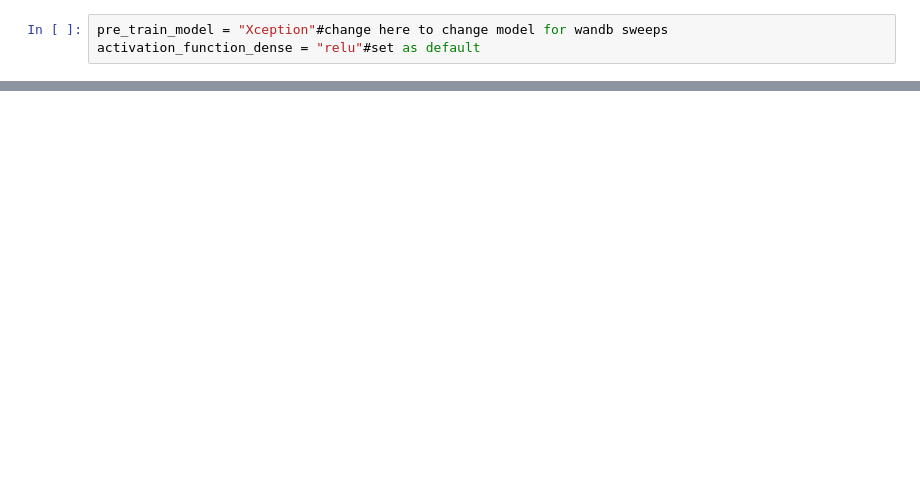
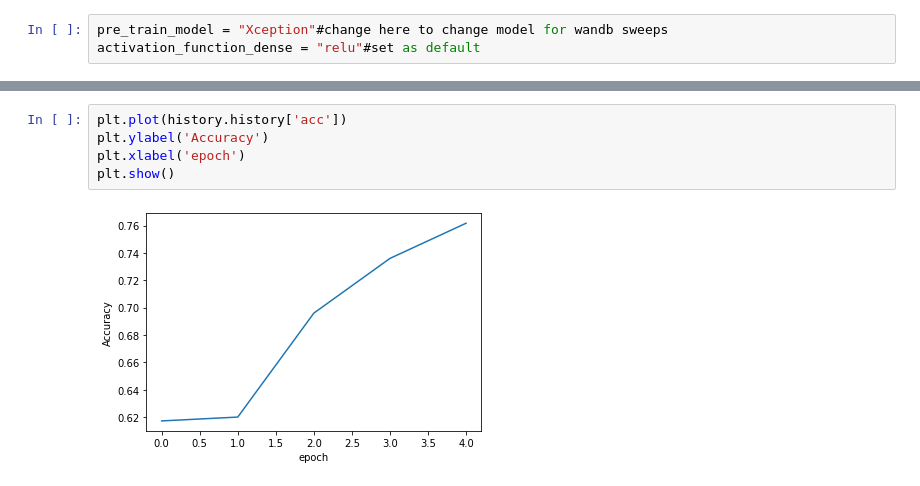
Before and after one commit to Sharath198118/White-Blood-Cancer, a Jupyter notebook: CNN.ipynb, the cells around one changed output, grey strips where cells are left out. Saved outputs shown, nothing was run; the diff lists cells and outputs as text; blank space fills up the shorter version.

```diff
--- a/CNN.ipynb
+++ b/CNN.ipynb
@@ -295,0 +354,7 @@ print(pr)
+# %%
+plt.plot(history.history['acc'])
+plt.ylabel('Accuracy')
+plt.xlabel('epoch')
+plt.show()
+# %% [output]
+[figure, added]
```
Also changed, not shown: parts of 9 cells of this notebook.
